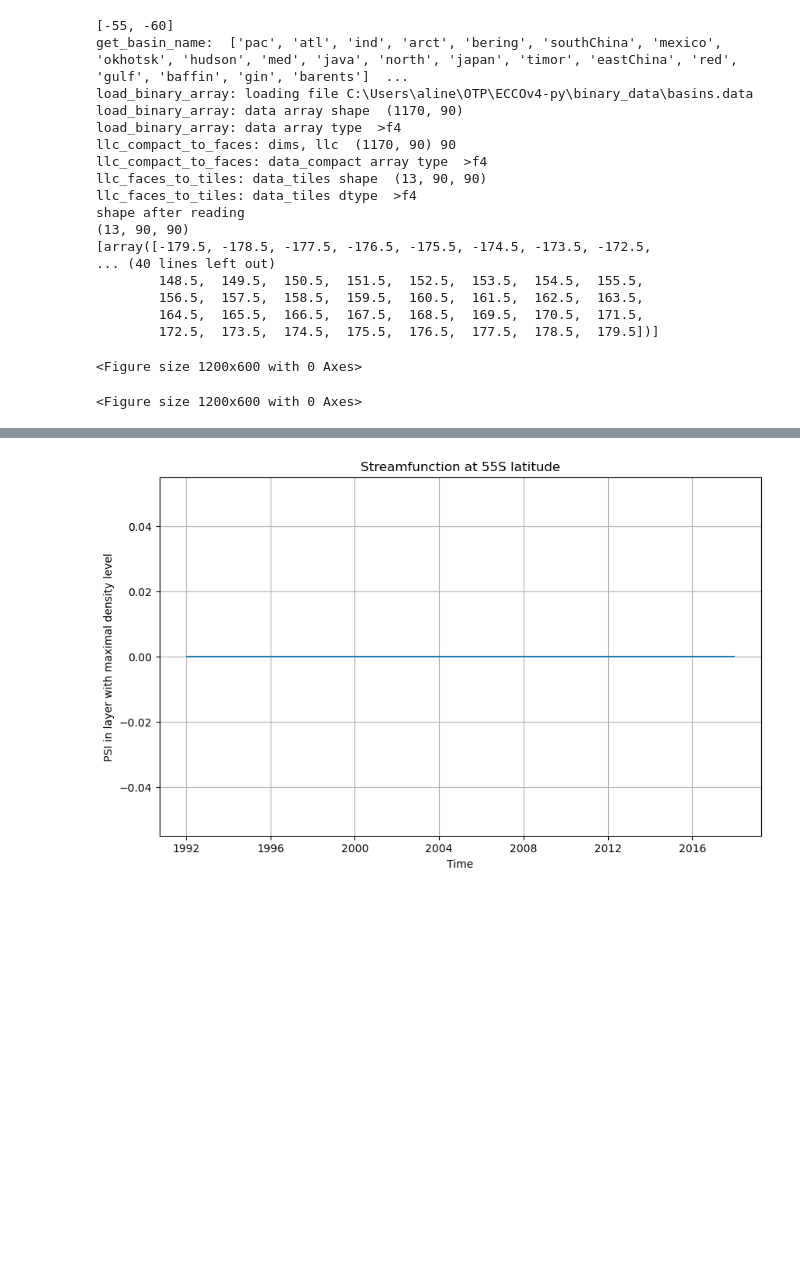
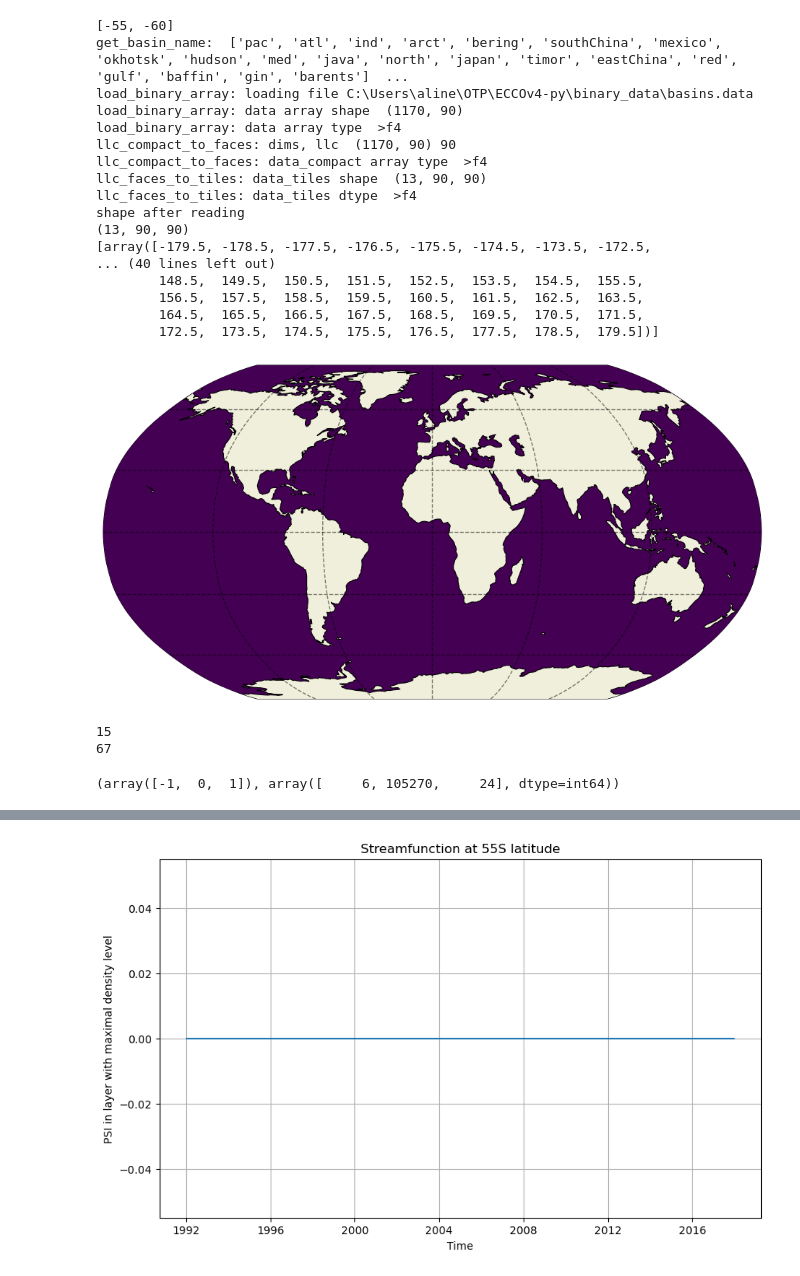
Before and after one commit to ai4er-cdt/OTP, a Jupyter notebook: streamfunction.ipynb, the cells around one changed output, grey strips where cells are left out. Cells and saved outputs as stored; diff of their text form; code cells hidden in the pictures; blank space fills up the shorter version.

```diff
--- a/streamfunction.ipynb
+++ b/streamfunction.ipynb
@@ -162,23 +162,32 @@ shape after reading
 # %%
 masks_W = []
 masks_S = []
 masks_C = []
 
 for section in longitude_sections:
     maskC, maskW, maskS = ecco.get_section_line_masks([section[0], latitude],[section[-1], latitude], ds)
     masks_C.append(maskC)
     masks_W.append(maskW)
     masks_S.append(maskS)
 
 maskC_tot = reduce(lambda x, y: x | y, masks_C)
 maskS_tot = reduce(lambda x, y: x | y, masks_S)
 maskW_tot = reduce(lambda x, y: x | y, masks_W)
 
 plt.figure(figsize=(12,6))
-#ecco.plot_proj_to_latlon_grid(ds.XC,ds.YC,maskC_tot,cmap='viridis',projection_type='Mercator',user_lon_0=0);
+ecco.plot_proj_to_latlon_grid(ds.XC,ds.YC,maskC_tot,cmap='viridis',projection_type='robin',user_lon_0=0);
 # %% [output]
-<Figure size 1200x600 with 0 Axes>
-<Figure size 1200x600 with 0 Axes>
+[figure, added]
+# %%
+for section in longitude_sections:
+    print(len(section))
+# %% [output]
+15
+67
+# %%
+np.unique(maskS_tot.values, return_counts=True)
+# %% [output]
+(array([-1,  0,  1]), array([     6, 105270,     24], dtype=int64))
 # %%
 def format_lat_lon(value):
     """Format latitude or longitude with N/S or E/W suffix."""
```
Also changed, not shown: parts of 26 cells of this notebook, 1 other file.
